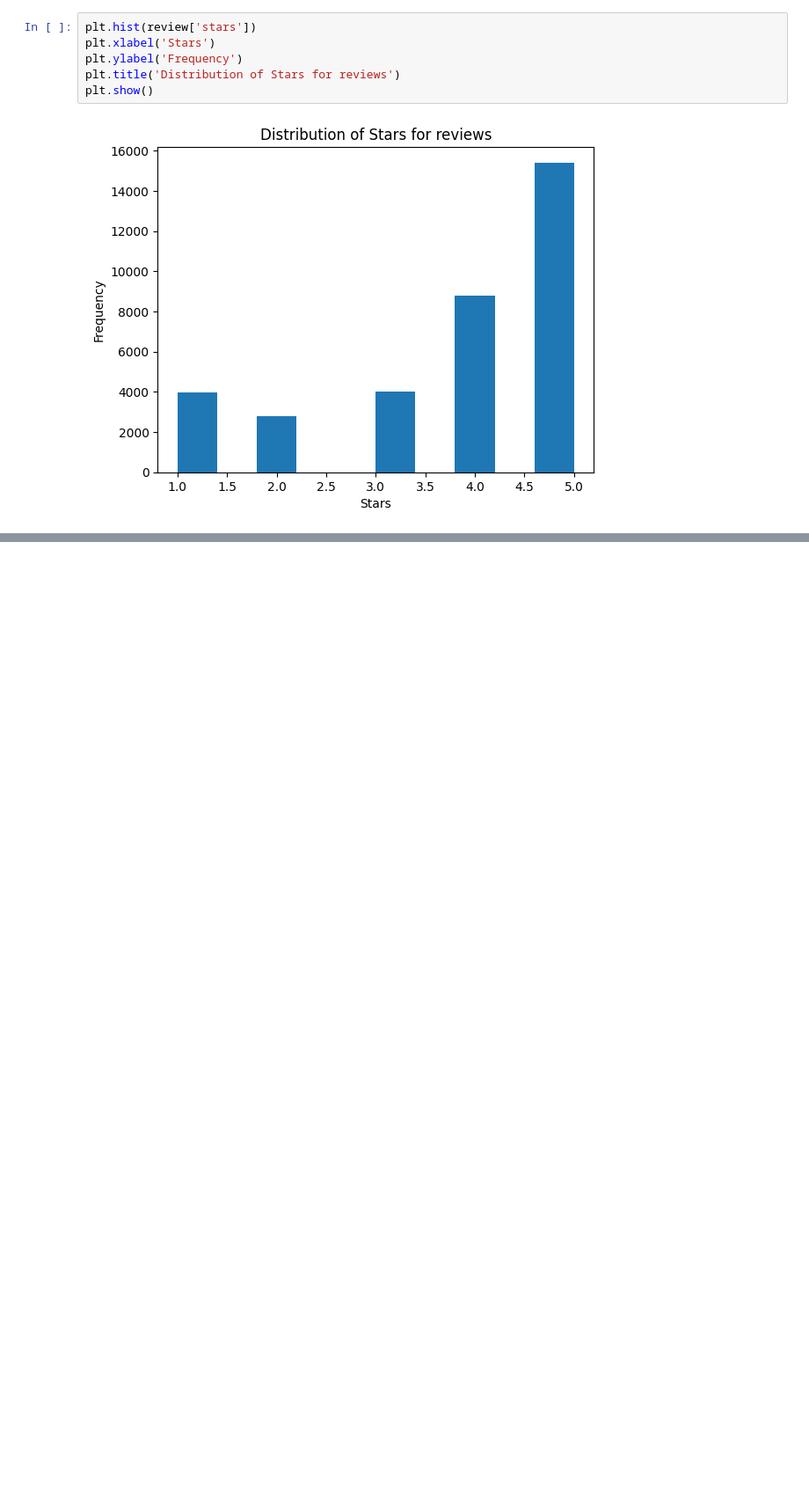
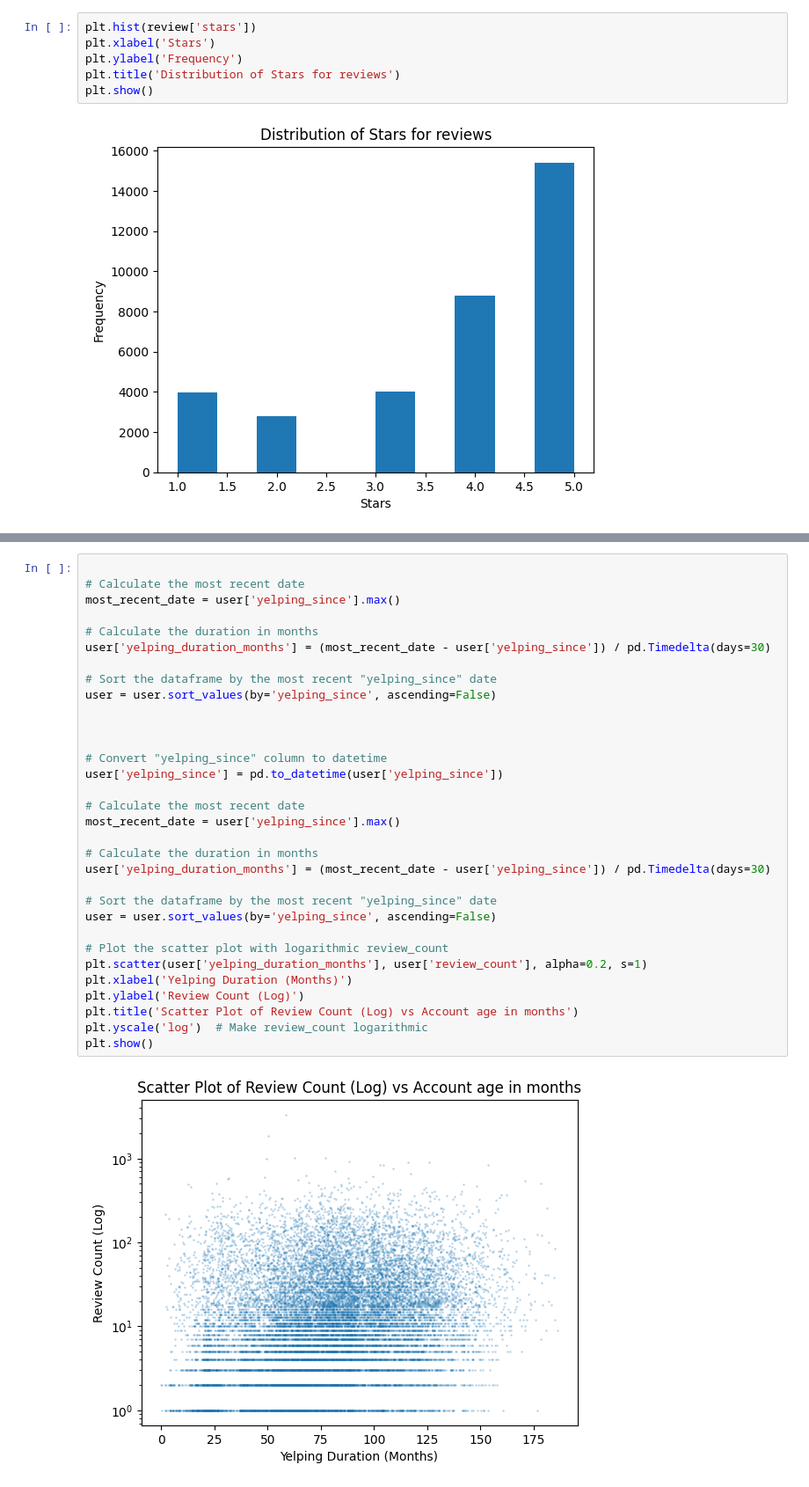
Before and after one commit to ursumarius/review-analysis-intro-ml-jads, a Jupyter notebook: EDA.ipynb, the cells around one changed output, grey strips where cells are left out. Shown at 88% size. Saved outputs shown, nothing was run; the diff lists cells and outputs as text; blank space fills up the shorter version.

```diff
--- a/EDA.ipynb
+++ b/EDA.ipynb
@@ -61,0 +87,34 @@ plt.show()
+# %%
+
+# Calculate the most recent date
+most_recent_date = user['yelping_since'].max()
+
+# Calculate the duration in months
+user['yelping_duration_months'] = (most_recent_date - user['yelping_since']) / pd.Timedelta(days=30)
+
+# Sort the dataframe by the most recent "yelping_since" date
+user = user.sort_values(by='yelping_since', ascending=False)
+
+
+
+# Convert "yelping_since" column to datetime
+user['yelping_since'] = pd.to_datetime(user['yelping_since'])
+
+# Calculate the most recent date
+most_recent_date = user['yelping_since'].max()
+
+# Calculate the duration in months
+user['yelping_duration_months'] = (most_recent_date - user['yelping_since']) / pd.Timedelta(days=30)
+
+# Sort the dataframe by the most recent "yelping_since" date
+user = user.sort_values(by='yelping_since', ascending=False)
+
+# Plot the scatter plot with logarithmic review_count
+plt.scatter(user['yelping_duration_months'], user['review_count'], alpha=0.2, s=1)
+plt.xlabel('Yelping Duration (Months)')
+plt.ylabel('Review Count (Log)')
+plt.title('Scatter Plot of Review Count (Log) vs Account age in months')
+plt.yscale('log')  # Make review_count logarithmic
+plt.show()
+# %% [output]
+[figure, added]
```
Also changed, not shown: parts of 8 cells of this notebook.
